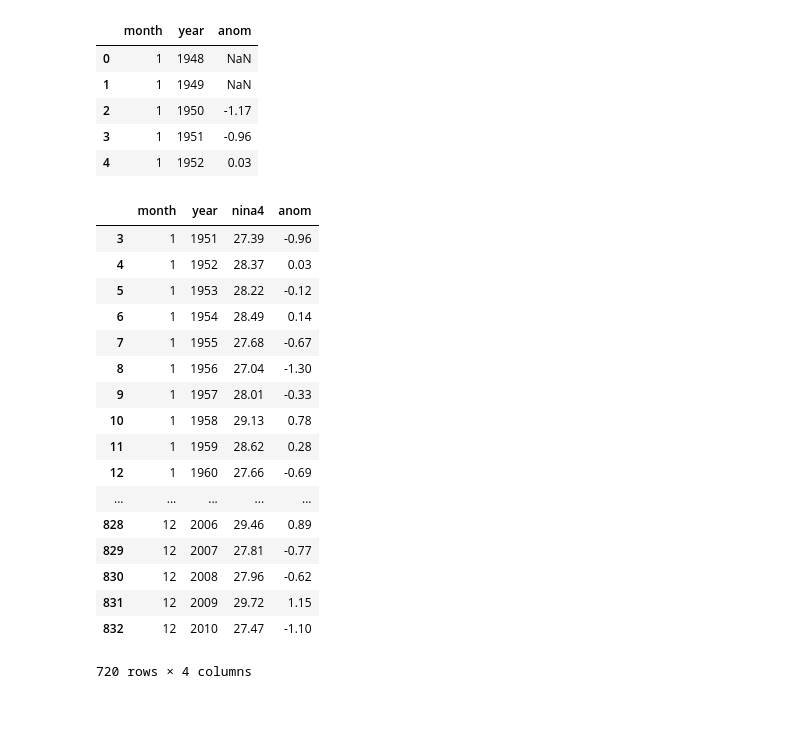
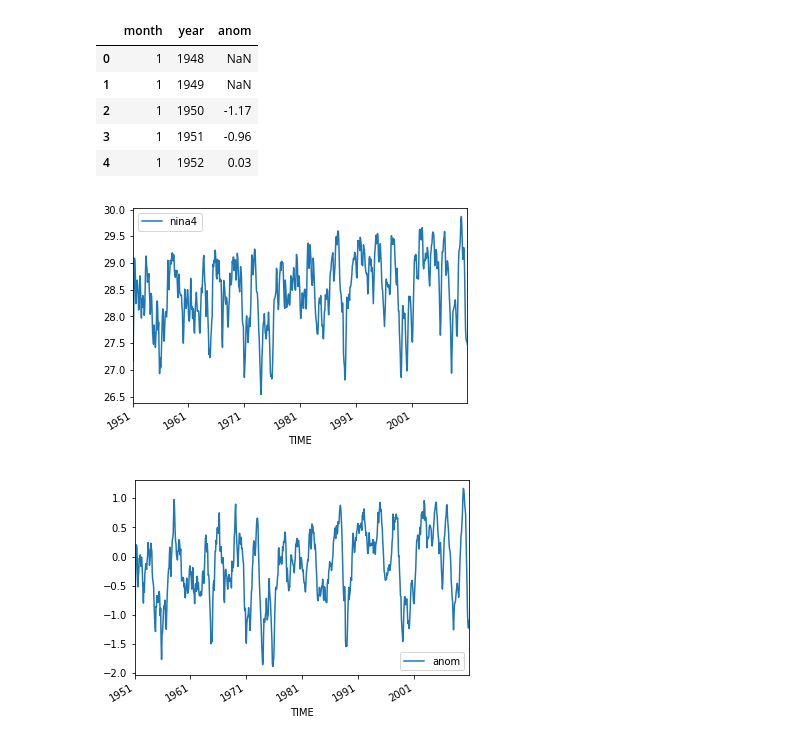
Before and after one commit to ngcaden/pacific_typhoon_model, a Jupyter notebook: Data/ENSO/NINA Data Extraction.ipynb, the cells around one changed output. Cells and saved outputs as stored; diff of their text form; code cells hidden in the pictures; blank space fills up the shorter version.

```diff
--- a/Data/ENSO/NINA Data Extraction.ipynb
+++ b/Data/ENSO/NINA Data Extraction.ipynb
@@ -34,24 +34,15 @@ nina2.head()
 nina = nina1.merge(nina2,on=['month','year'])
 # %%
 nina = nina[nina['year'].between(1951,2010)]
-# %%
-nina
-# %% [output]
-|  | month | year | nina4 | anom |
-| 3 | 1 | 1951 | 27.39 | -0.96 |
-| 4 | 1 | 1952 | 28.37 | 0.03 |
-| 5 | 1 | 1953 | 28.22 | -0.12 |
-| 6 | 1 | 1954 | 28.49 | 0.14 |
-| 7 | 1 | 1955 | 27.68 | -0.67 |
-| 8 | 1 | 1956 | 27.04 | -1.30 |
-| 9 | 1 | 1957 | 28.01 | -0.33 |
-| 10 | 1 | 1958 | 29.13 | 0.78 |
-| 11 | 1 | 1959 | 28.62 | 0.28 |
-| 12 | 1 | 1960 | 27.66 | -0.69 |
-| ... | ... | ... | ... | ... |
-| 828 | 12 | 2006 | 29.46 | 0.89 |
-| 829 | 12 | 2007 | 27.81 | -0.77 |
-| 830 | 12 | 2008 | 27.96 | -0.62 |
-| 831 | 12 | 2009 | 29.72 | 1.15 |
-| 832 | 12 | 2010 | 27.47 | -1.10 |
-720 rows × 4 columns
+# %%
+nina['TIME'] =  pd.to_datetime((nina['year']*100+nina['month']).apply(str),format='%Y%m')
+# %%
+nina.plot('TIME','nina4')
+plt.show()
+# %% [output]
+[figure, added]
+# %%
+nina.plot('TIME','anom')
+plt.show()
+# %% [output]
+[figure, added]
```
Also changed, not shown: 1 other file.
